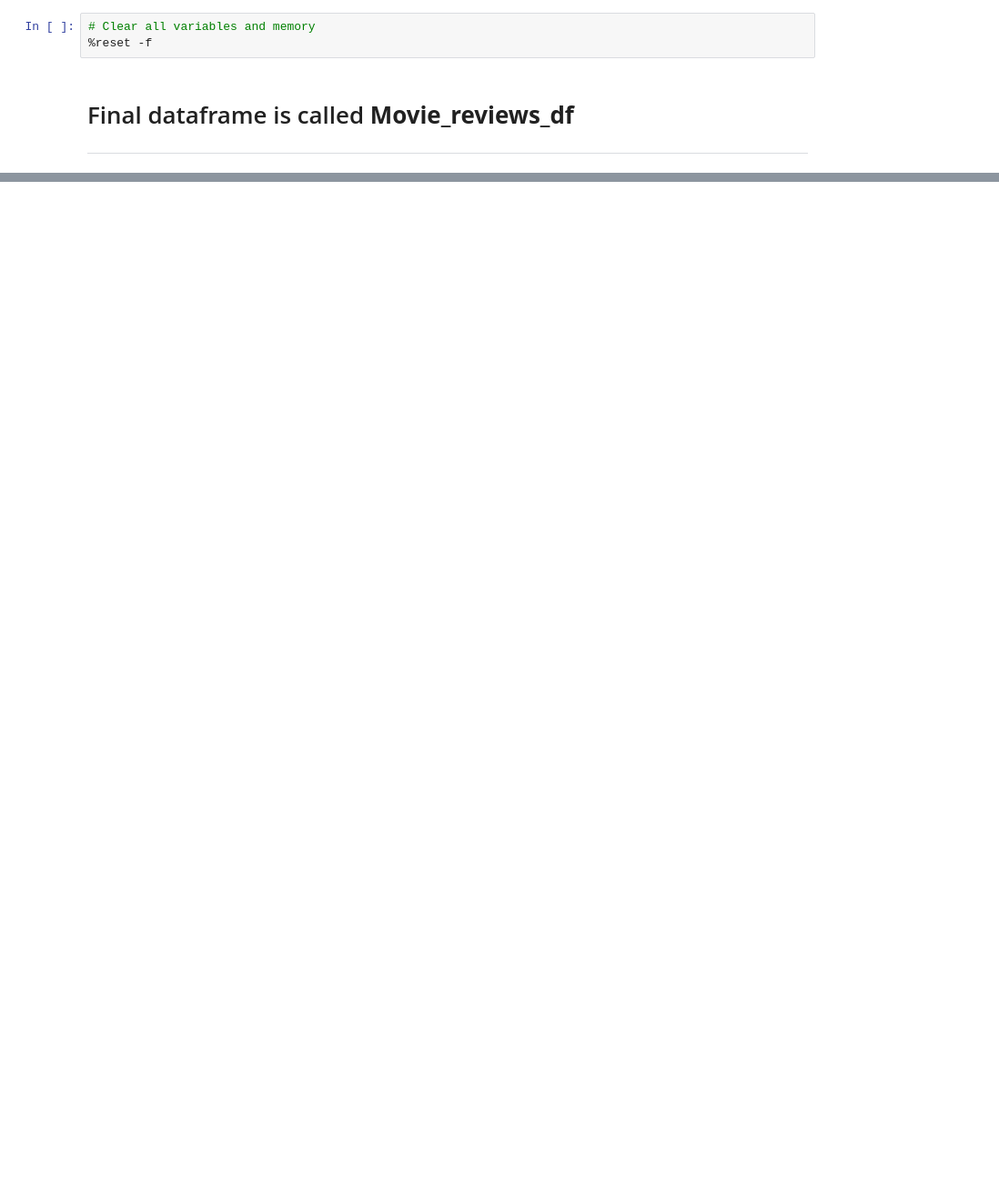
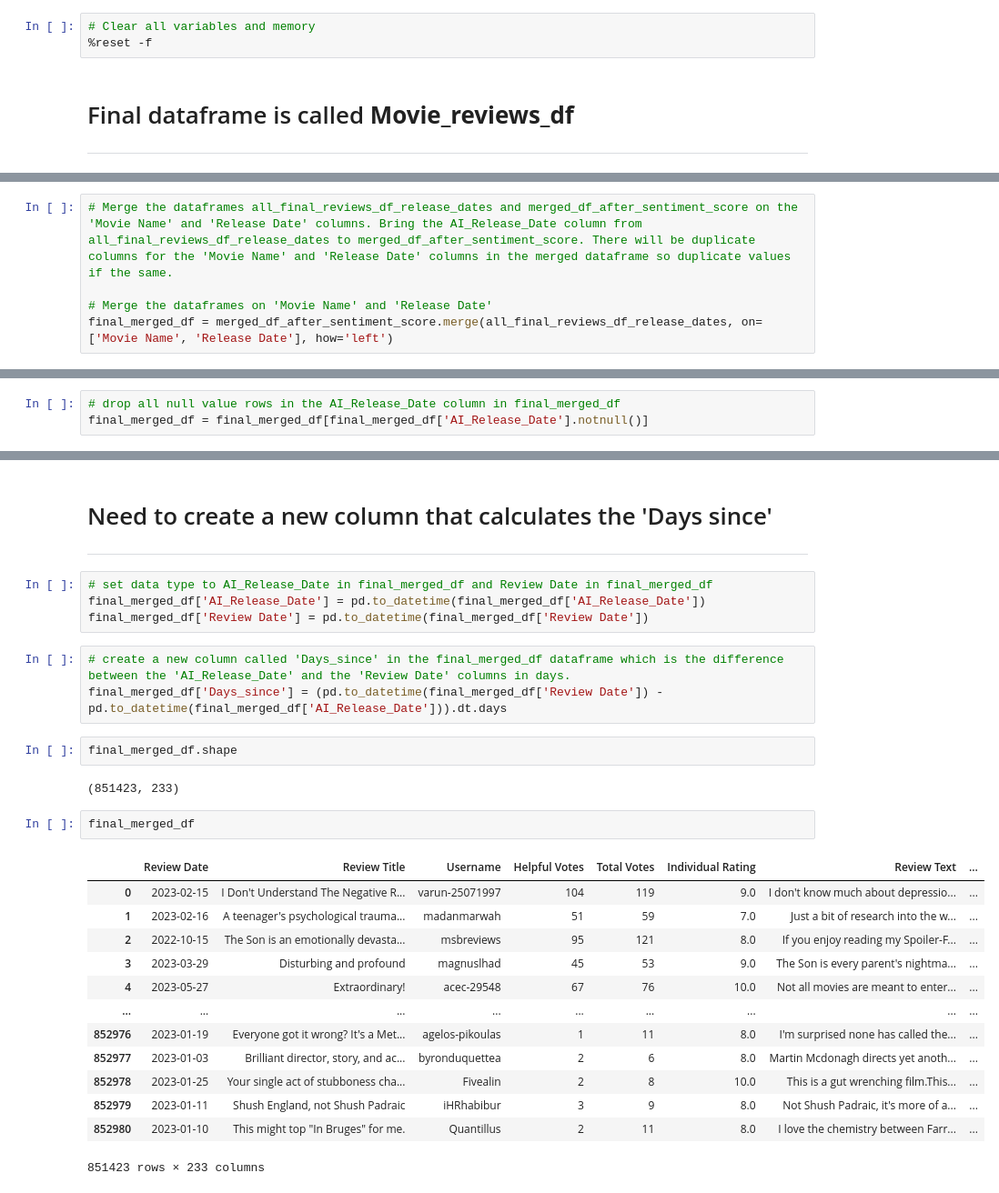
Before and after one commit to shreyashguptas/IMDb_movie_review_sentiment_analysis, a Jupyter notebook: IMDb_webscrapping_script.ipynb, the cells around one changed output, grey strips where cells are left out. Shown: that part at 91% size. Drawn from its saved outputs; the diff is of its cells as text; blank space fills up the shorter version.

```diff
--- a/IMDb_webscrapping_script.ipynb
+++ b/IMDb_webscrapping_script.ipynb
@@ -852,0 +990,5 @@ big_discrepancies.head(20)
+# %%
+# Merge the dataframes all_final_reviews_df_release_dates and merged_df_after_sentiment_score on the 'Movie Name' and 'Release Date' columns. Bring the AI_Release_Date column from all_final_reviews_df_release_dates to merged_df_after_sentiment_score. There will be duplicate columns for the 'Movie Name' and 'Release Date' columns in the merged dataframe so duplicate values if the same.
+
+# Merge the dataframes on 'Movie Name' and 'Release Date'
+final_merged_df = merged_df_after_sentiment_score.merge(all_final_reviews_df_release_dates, on=['Movie Name', 'Release Date'], how='left')
@@ -852,0 +1003,3 @@ big_discrepancies.head(20)
+# %%
+# drop all null value rows in the AI_Release_Date column in final_merged_df
+final_merged_df = final_merged_df[final_merged_df['AI_Release_Date'].notnull()]
@@ -852,0 +1022,30 @@ big_discrepancies.head(20)
+# %% [markdown]
+# Need to create a new column that calculates the 'Days since'
+-----
+# %%
+# set data type to AI_Release_Date in final_merged_df and Review Date in final_merged_df
+final_merged_df['AI_Release_Date'] = pd.to_datetime(final_merged_df['AI_Release_Date'])
+final_merged_df['Review Date'] = pd.to_datetime(final_merged_df['Review Date'])
+# %%
+# create a new column called 'Days_since' in the final_merged_df dataframe which is the difference between the 'AI_Release_Date' and the 'Review Date' columns in days.
+final_merged_df['Days_since'] = (pd.to_datetime(final_merged_df['Review Date']) - pd.to_datetime(final_merged_df['AI_Release_Date'])).dt.days
+# %%
+final_merged_df.shape
+# %% [output]
+(851423, 233)
+# %%
+final_merged_df
+# %% [output]
+|  | Review Date | Review Title | Username | Helpful Votes | Total Votes | Individual Rating | Review Text | ... |
+| 0 | 2023-02-15 | I Don't Understand The Negative R... | varun-25071997 | 104 | 119 | 9.0 | I don't know much about depressio... | ... |
+| 1 | 2023-02-16 | A teenager's psychological trauma... | madanmarwah | 51 | 59 | 7.0 | Just a bit of research into the w... | ... |
+| 2 | 2022-10-15 | The Son is an emotionally devasta... | msbreviews | 95 | 121 | 8.0 | If you enjoy reading my Spoiler-F... | ... |
+| 3 | 2023-03-29 | Disturbing and profound | magnuslhad | 45 | 53 | 9.0 | The Son is every parent's nightma... | ... |
+| 4 | 2023-05-27 | Extraordinary! | acec-29548 | 67 | 76 | 10.0 | Not all movies are meant to enter... | ... |
+| ... | ... | ... | ... | ... | ... | ... | ... | ... |
+| 852976 | 2023-01-19 | Everyone got it wrong? It's a Met... | agelos-pikoulas | 1 | 11 | 8.0 | I'm surprised none has called the... | ... |
+| 852977 | 2023-01-03 | Brilliant director, story, and ac... | byronduquettea | 2 | 6 | 8.0 | Martin Mcdonagh directs yet anoth... | ... |
+| 852978 | 2023-01-25 | Your single act of stubboness cha... | Fivealin | 2 | 8 | 10.0 | This is a gut wrenching film.This... | ... |
+| 852979 | 2023-01-11 | Shush England, not Shush Padraic | iHRhabibur | 3 | 9 | 8.0 | Not Shush Padraic, it's more of a... | ... |
+| 852980 | 2023-01-10 | This might top "In Bruges" for me. | Quantillus | 2 | 11 | 8.0 | I love the chemistry between Farr... | ... |
+851423 rows × 233 columns
```
Also changed, not shown: parts of 112 cells of this notebook, 3 other files.
